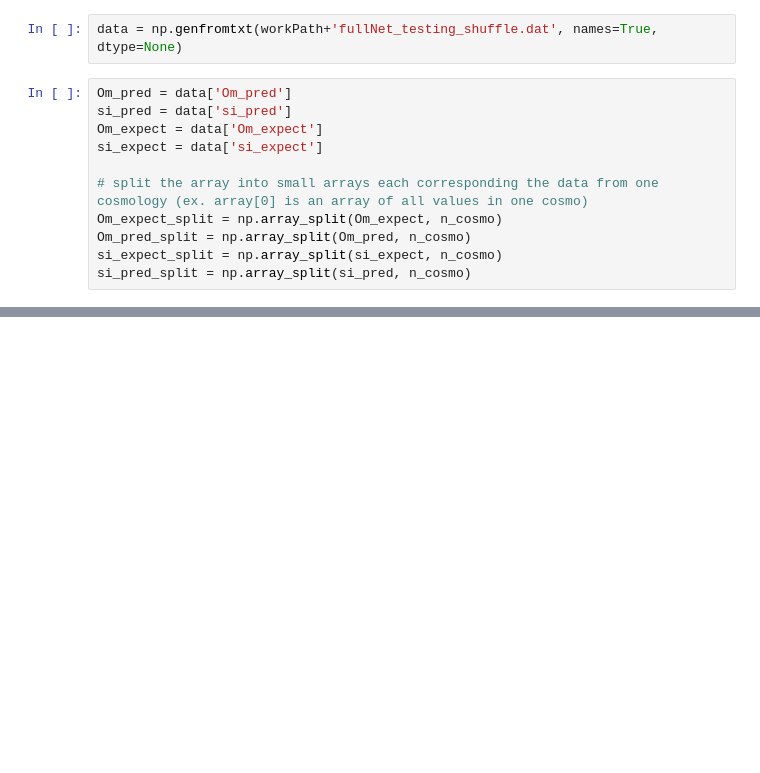
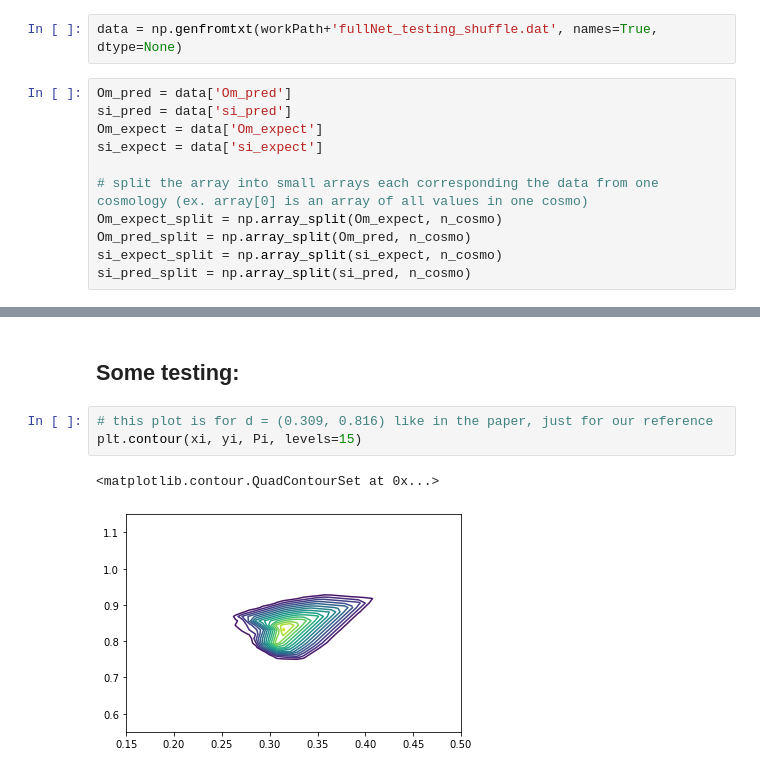
Before and after one commit to tianliwng/CNN-plus-weak-lensing, a Jupyter notebook: likelihood_CNN.ipynb, the cells around one changed output, grey strips where cells are left out. Drawn from its saved outputs; the diff is of its cells as text; blank space fills up the shorter version.

```diff
--- a/likelihood_CNN.ipynb
+++ b/likelihood_CNN.ipynb
@@ -32,0 +65,8 @@ array([[ 4.83841109e-05, -6.60729619e-05],
+# %% [markdown]
+## Some testing:
+# %%
+# this plot is for d = (0.309, 0.816) like in the paper, just for our reference
+plt.contour(xi, yi, Pi, levels=15)
+# %% [output]
+<matplotlib.contour.QuadContourSet at 0x...>
+[figure, added]
```
Also changed, not shown: parts of 8 cells of this notebook.
